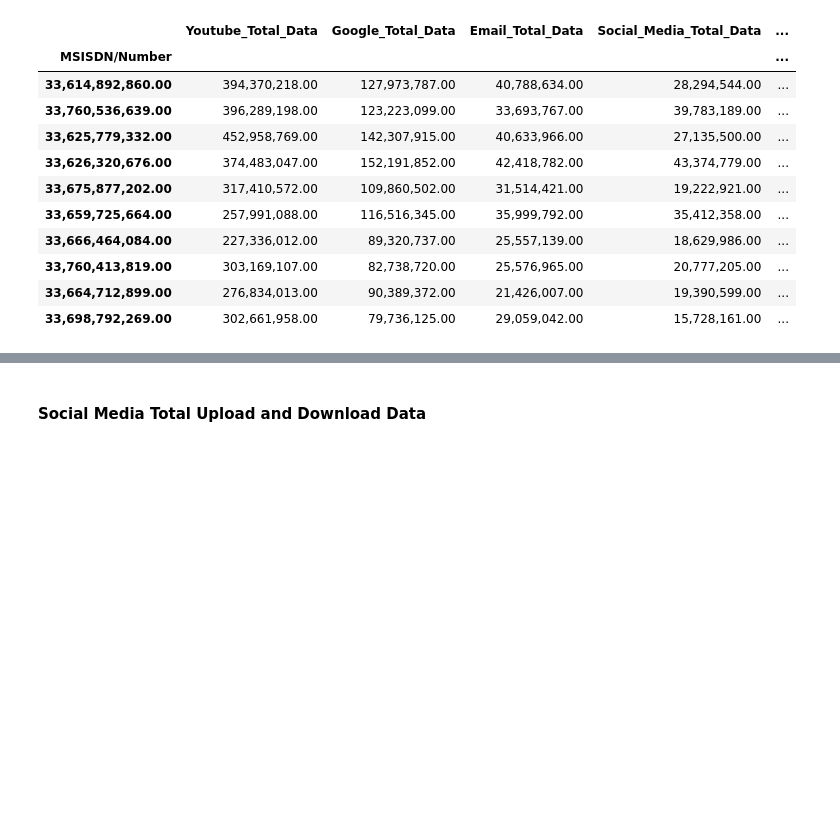
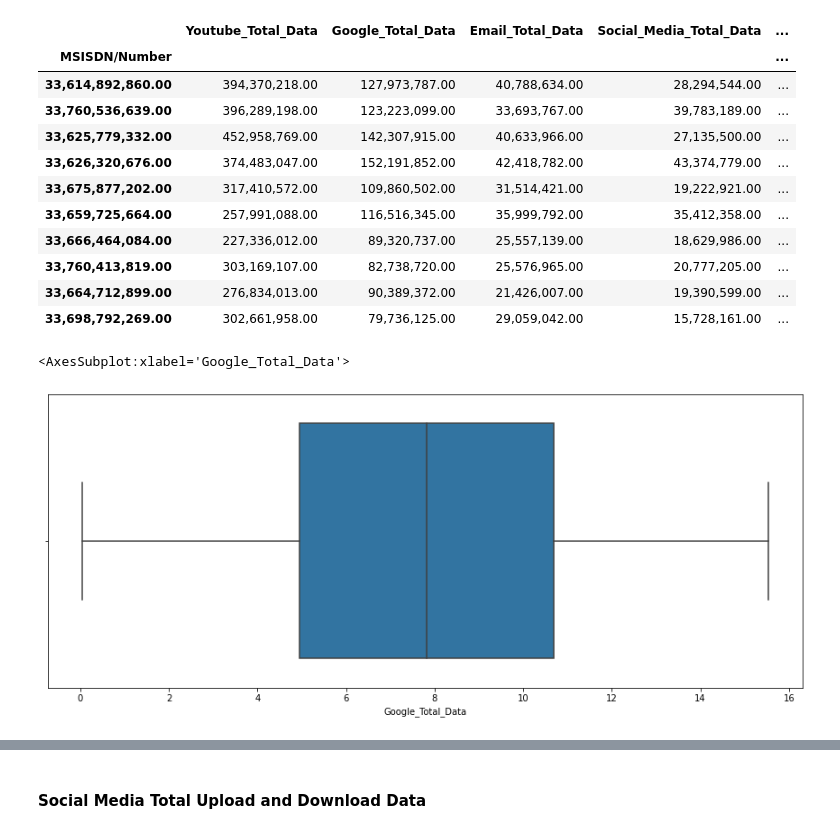
Before and after one commit to BirhanuGebisa/Telecom-User-Analytics, a Jupyter notebook: notebooks/Task1_User_Overview_analysis.ipynb, the cells around one changed output, grey strips where cells are left out. Drawn from its saved outputs; the diff is of its cells as text; code cells hidden in the pictures; blank space fills up the shorter version.

```diff
--- a/notebooks/Task1_User_Overview_analysis.ipynb
+++ b/notebooks/Task1_User_Overview_analysis.ipynb
@@ -376,3 +376,9 @@ total_user.nlargest(10, 'Total UL and DL')
 | 33,760,413,819.00 | 303,169,107.00 | 82,738,720.00 | 25,576,965.00 | 20,777,205.00 | ... |
 | 33,664,712,899.00 | 276,834,013.00 | 90,389,372.00 | 21,426,007.00 | 19,390,599.00 | ... |
 | 33,698,792,269.00 | 302,661,958.00 | 79,736,125.00 | 29,059,042.00 | 15,728,161.00 | ... |
+# %%
+plt.figure(figsize=(15, 6))
+sns.boxplot(telcom['Google_Total_Data'])
+# %% [output]
+<AxesSubplot:xlabel='Google_Total_Data'>
+[figure, added]
```
Also changed, not shown: parts of 12 cells of this notebook.
